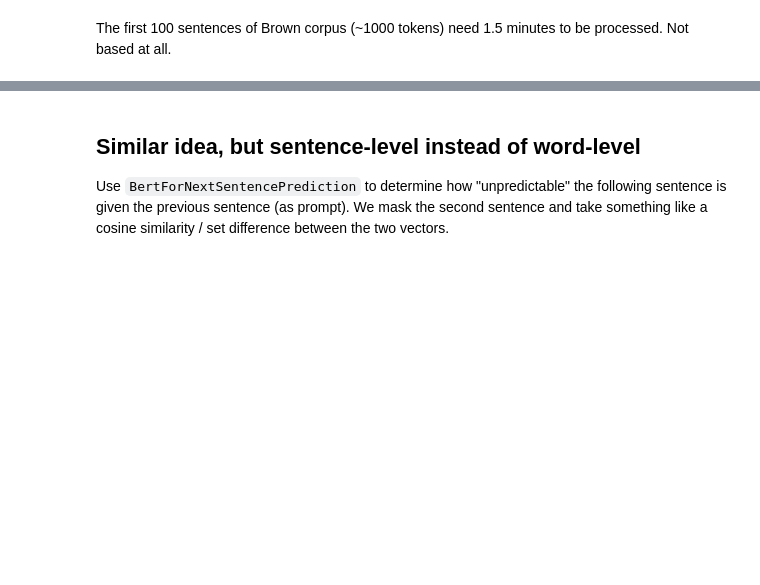
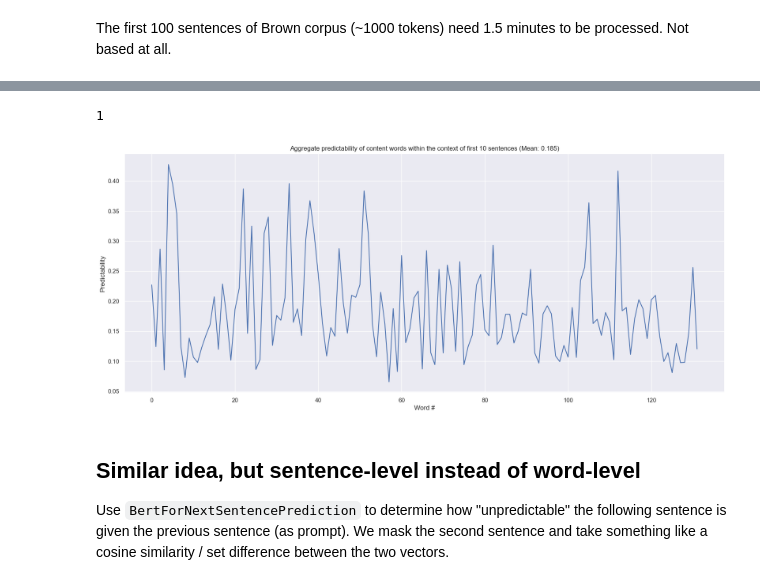
Before and after one commit to m-krastev/creative-thesis, a Jupyter notebook: src/prototype.ipynb, the cells around one changed output, grey strips where cells are left out. Saved outputs shown, nothing was run; the diff lists cells and outputs as text; code cells hidden in the pictures; blank space fills up the shorter version.

```diff
--- a/src/prototype.ipynb
+++ b/src/prototype.ipynb
@@ -254,32 +241,2 @@ for result in results:
 # %% [markdown]
 The first 100 sentences of Brown corpus (~1000 tokens) need 1.5 minutes to be processed. Not based at all.
-# %%
-res = []
-debug_words = []
-for sent in brown.sents()[:10000]:
-    if type(sent) == str:
-        tokens = nltk.word_tokenize(sent.lower())
-    else:
-        tokens = [token.lower() for token in sent]
-        sent = " ".join(tokens)
-    words = nltk.pos_tag(tokens, tagset='universal')
-
-    results = []
-    for word, tag in words:
-        # Early stopping
-        if word in stopwords or tag not in tags_of_interest:
-            continue
-
-        predicted_tokens = predict_tokens(
-            sent, word, model, word2vec_model, return_tokens=False)
-        results.append(predicted_tokens)
-        debug_words.append(word)
-
-    results = [np.array(result) for result in results]
-
-    for result in results:
-        # Some lists may be empty
-        if len(result) == 0:
-            res+= [0.0]
-        else:
-            res += [cross_softmax(result[:,0], result[:,1])]
@@ -331,3 +376,21 @@ for i in range(10000):
+# %%
+so = ["cow", "car", "pineapple"]
+so.index("car")
+# %% [output]
+1
+# %%
+# flatten the list
+plotting_list = np.array([item for sublist in res for item in sublist])
+# invert likelihood
+plotting_list = -plotting_list
+plt.figure(figsize=(20, 8))
+plt.plot(plotting_list)
+plt.title(
+    f"Aggregate predictability of content words within the context of first {n} sentences (Mean: {plotting_list.mean():.3f})")
+plt.xlabel('Word #')
+plt.ylabel('Predictability');
+# %% [output]
+[figure, added]
 # %% [markdown]
 ## Similar idea, but sentence-level instead of word-level
 Use `BertForNextSentencePrediction` to determine how "unpredictable" the following sentence is given the previous sentence (as prompt). We mask the second sentence and take something like a cosine similarity / set difference between the two vectors.
```
Also changed, not shown: parts of 24 cells of this notebook, 4 other files.
